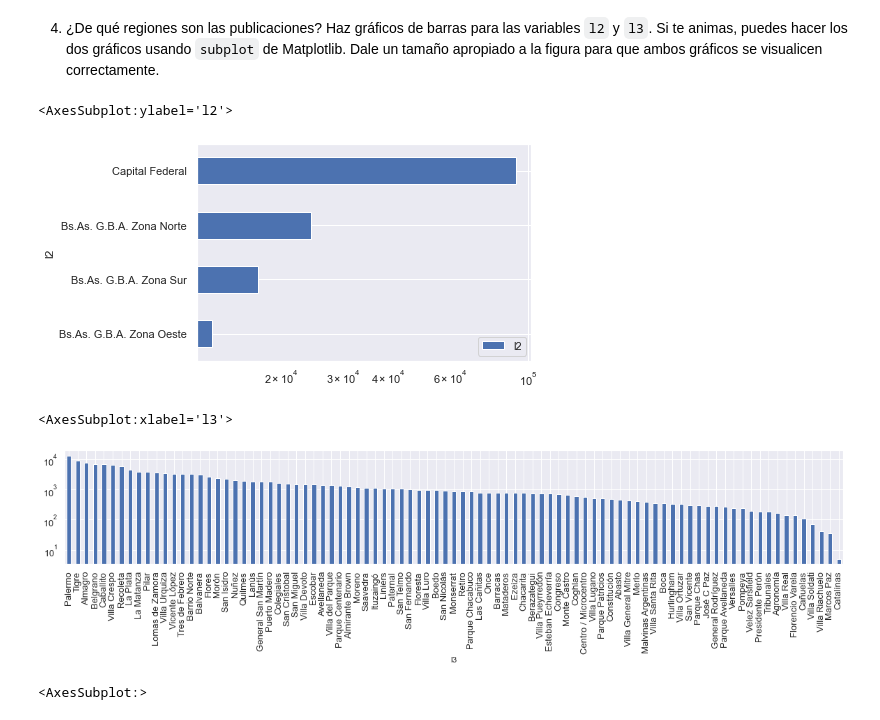
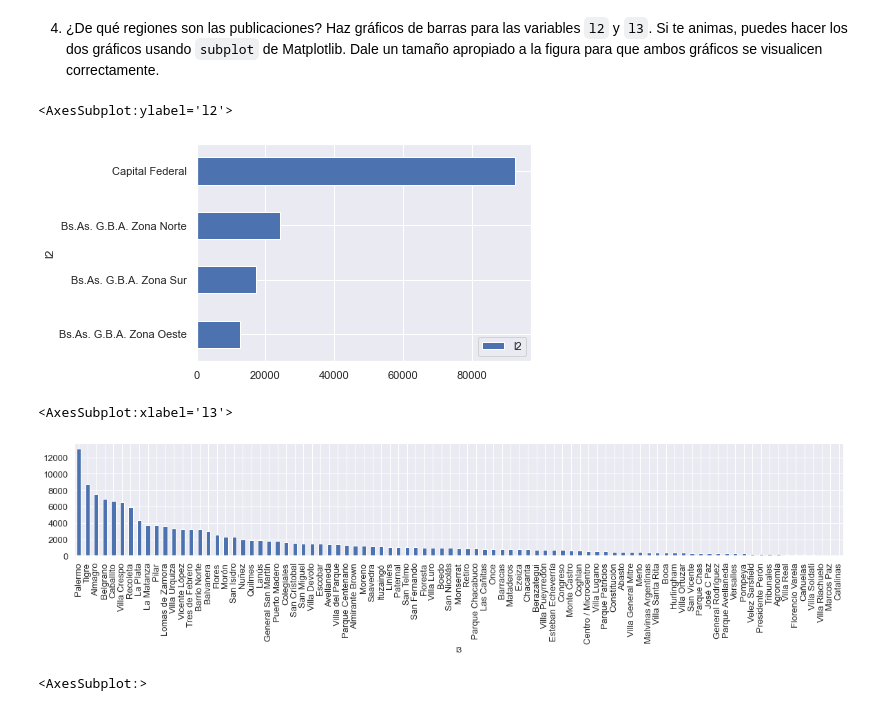
Before and after one commit to leobrandoon/house_price_prediction, a Jupyter notebook: LeonardoGonzalez_Proyecto_01.ipynb, the cells around one changed output. Cells and saved outputs as stored; diff of their text form; code cells hidden in the pictures.

```diff
--- a/LeonardoGonzalez_Proyecto_01.ipynb
+++ b/LeonardoGonzalez_Proyecto_01.ipynb
@@ -181,16 +192,16 @@ De un total de 146.660 datos de vivienddas podemos observar que mayoria correspo
 4. ¿De qué regiones son las publicaciones? Haz gráficos de barras para las variables `l2` y `l3`. Si te animas, puedes hacer los dos gráficos usando `subplot` de Matplotlib. Dale un tamaño apropiado a la figura para que ambos gráficos se visualicen correctamente.
 # %%
 #Podemos crear graficos por separado par entender los datos reutilizando el groupby
-df.groupby(['l2'])['l2'].agg('count').sort_values(ascending=True).plot(kind='barh',legend=True, logx = True)
+df.groupby(['l2'])['l2'].agg('count').sort_values(ascending=True).plot(kind='barh',legend=True, logx = False)
 # %% [output]
 <AxesSubplot:ylabel='l2'>
-[figure, old version]
+[figure, new version]
 # %%
 #podemos utilizar una escala algoritmica para dar un zoom ademas de estableces el tamaño del grafico para una mejor visializacion
-df.groupby(['l3'])['l3'].agg('count').sort_values(ascending= False).plot(kind='bar',logy = True ,figsize=(20,3),fontsize= 13)
+df.groupby(['l3'])['l3'].agg('count').sort_values(ascending= False).plot(kind='bar',logy = False ,figsize=(20,3),fontsize= 13)
 # %% [output]
 <AxesSubplot:xlabel='l3'>
-[figure, old version]
+[figure, new version]
 # %%
 #Podemos utilizar subplot para mostrar ambos graficos juntos y configurar sus estilo en gerenal y por cada uno
 fig, axarr = plt.subplots(2,1,figsize=(20, 10))
```
Also changed, not shown: parts of 82 cells of this notebook.
